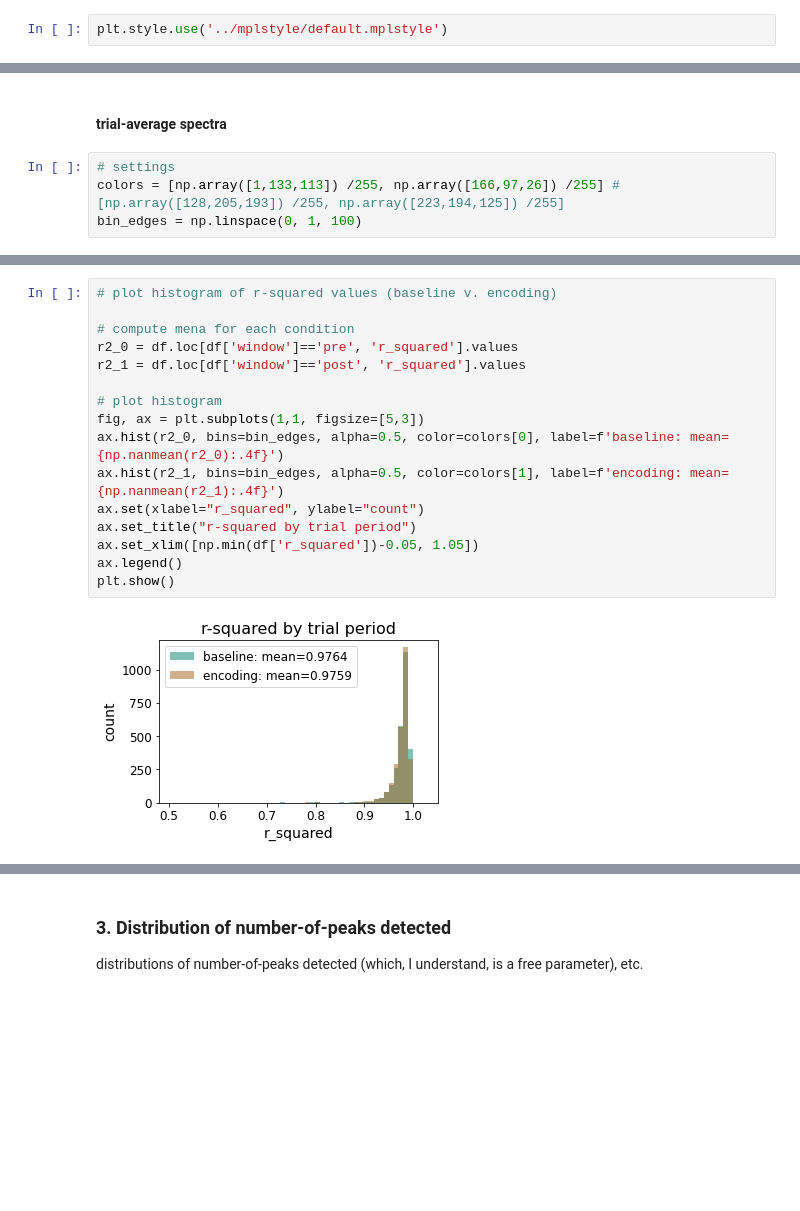
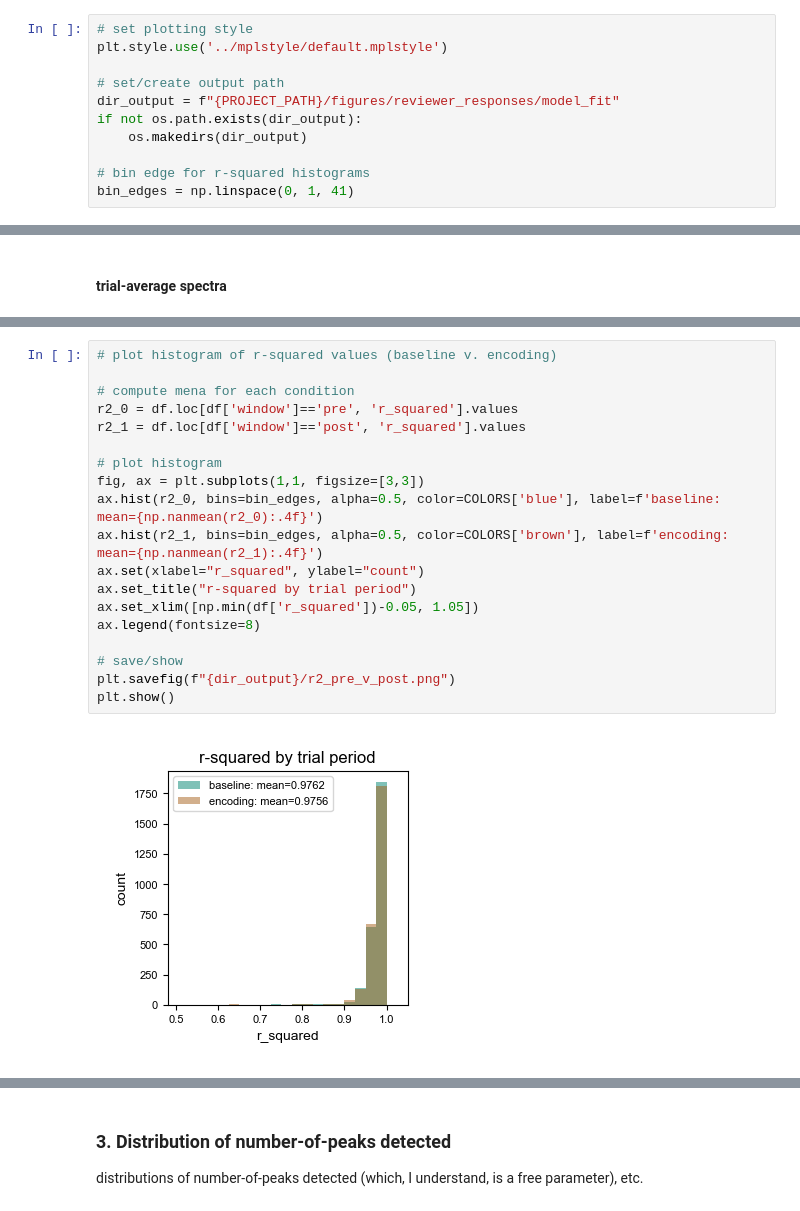
Before and after one commit to voytekresearch/oscillation_vs_exponent, a Jupyter notebook: notebooks/assess_model_fits.ipynb, the cells around one changed output, grey strips where cells are left out. Drawn from its saved outputs; the diff is of its cells as text; blank space fills up the shorter version.

Commit message:
format and save figs

```diff
--- a/notebooks/assess_model_fits.ipynb
+++ b/notebooks/assess_model_fits.ipynb
@@ -26,7 +27,16 @@ from specparam_utils import compute_adj_r2
 # %% [markdown]
 ### Settings
 # %%
+# set plotting style
 plt.style.use('../mplstyle/default.mplstyle')
+
+# set/create output path
+dir_output = f"{PROJECT_PATH}/figures/reviewer_responses/model_fit"
+if not os.path.exists(dir_output):
+    os.makedirs(dir_output)
+
+# bin edge for r-squared histograms
+bin_edges = np.linspace(0, 1, 41)
 # %% [markdown]
 ## Main
 # %% [markdown]
@@ -112,10 +131,6 @@ distributions of fit r^2 statistics across electrodes, separately for baseline a
 Response: The mean r-squared value across all spectra fit was 0.976. R-squared values were similar across all conditions.
 # %% [markdown]
 #### trial-average spectra
-# %%
-# settings
-colors = [np.array([1,133,113]) /255, np.array([166,97,26]) /255] # [np.array([128,205,193]) /255, np.array([223,194,125]) /255]
-bin_edges = np.linspace(0, 1, 100)
 # %%
 # plot histogram of r-squared values (all conditions combined)
 fig, ax = plt.subplots(1,1, figsize=[5,3])
@@ -132,21 +147,24 @@ Mean r-squared:         0.9761473675734591
 # %%
 # plot histogram of r-squared values (baseline v. encoding)
 
 # compute mena for each condition
 r2_0 = df.loc[df['window']=='pre', 'r_squared'].values
 r2_1 = df.loc[df['window']=='post', 'r_squared'].values
 
 # plot histogram
-fig, ax = plt.subplots(1,1, figsize=[5,3])
-ax.hist(r2_0, bins=bin_edges, alpha=0.5, color=colors[0], label=f'baseline: mean={np.nanmean(r2_0):.4f}')
-ax.hist(r2_1, bins=bin_edges, alpha=0.5, color=colors[1], label=f'encoding: mean={np.nanmean(r2_1):.4f}')
+fig, ax = plt.subplots(1,1, figsize=[3,3])
+ax.hist(r2_0, bins=bin_edges, alpha=0.5, color=COLORS['blue'], label=f'baseline: mean={np.nanmean(r2_0):.4f}')
+ax.hist(r2_1, bins=bin_edges, alpha=0.5, color=COLORS['brown'], label=f'encoding: mean={np.nanmean(r2_1):.4f}')
 ax.set(xlabel="r_squared", ylabel="count")
 ax.set_title("r-squared by trial period")
 ax.set_xlim([np.min(df['r_squared'])-0.05, 1.05])
-ax.legend()
+ax.legend(fontsize=8)
+
+# save/show
+plt.savefig(f"{dir_output}/r2_pre_v_post.png")
 plt.show()
 # %% [output]
-[figure, old version]
+[figure, new version]
 # %%
 # plot histogram of r-squared values (word v. face)
 
```
Also changed, not shown: parts of 11 cells of this notebook.
